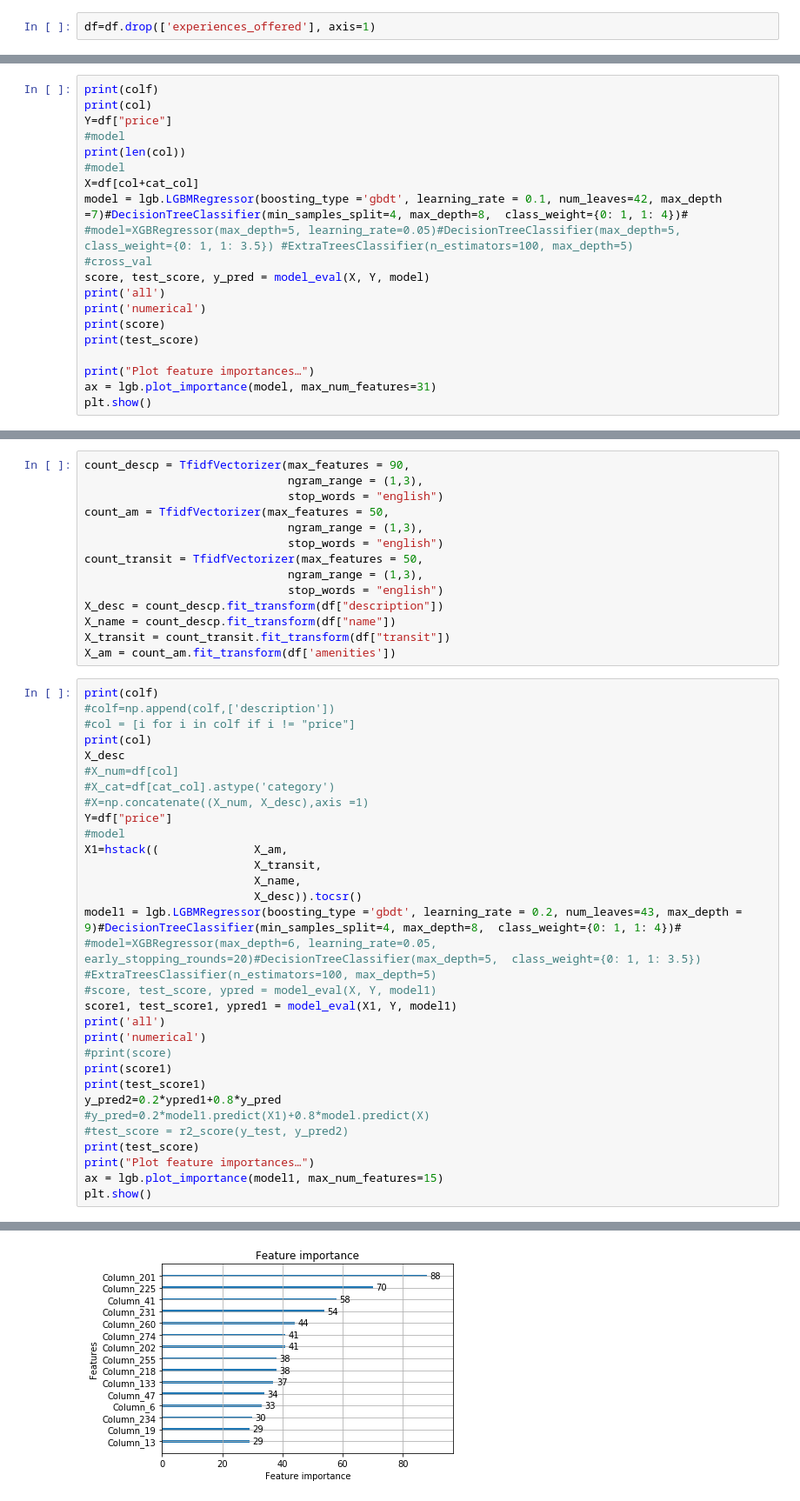
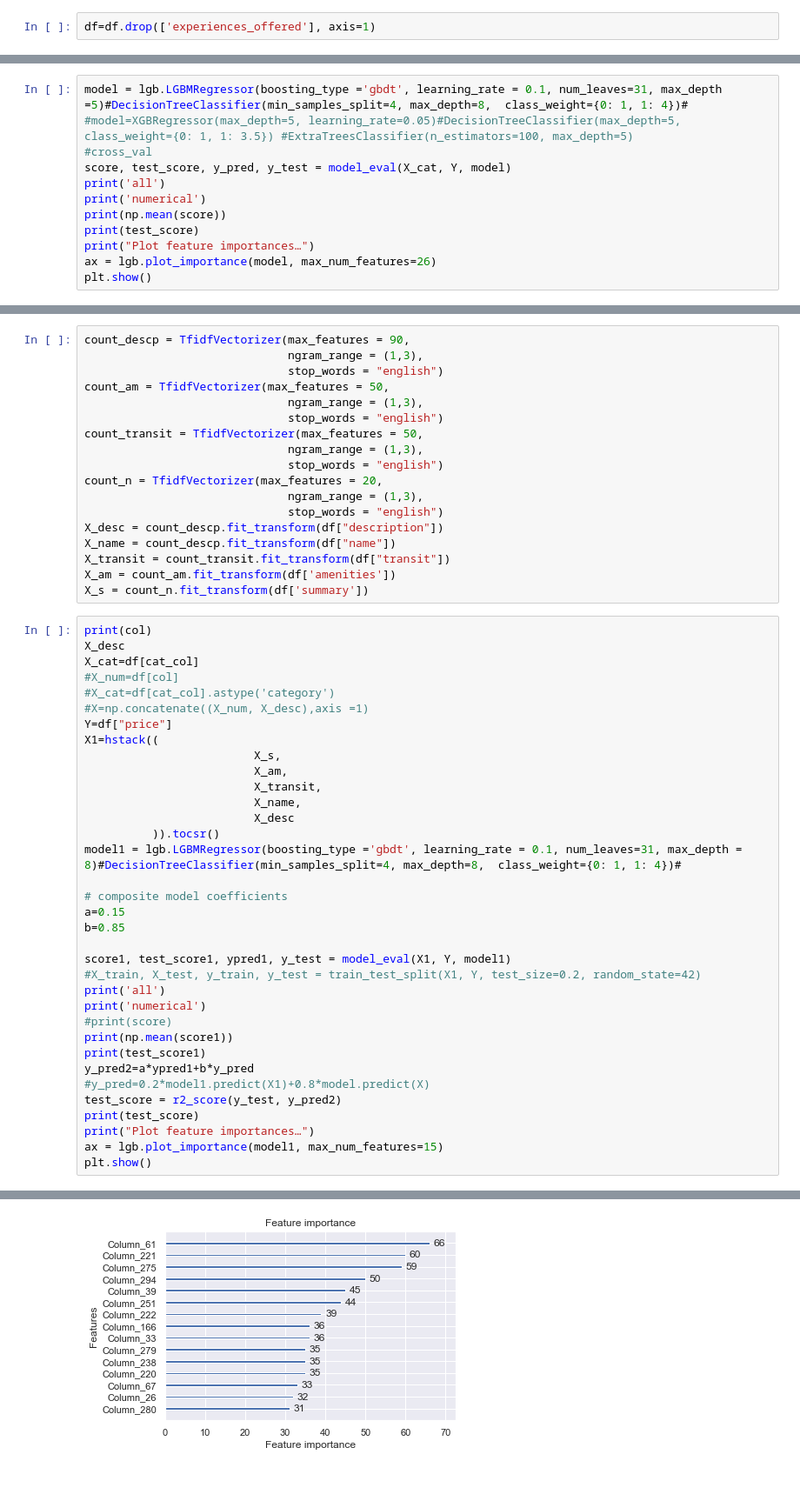
Before and after one commit to kuzn137/airbnb-data-modeling, a Jupyter notebook: airbnb.ipynb, the cells around one changed output, grey strips where cells are left out. Shown: that part at 87% size. Cells and saved outputs as stored; diff of their text form.

```diff
--- a/airbnb.ipynb
+++ b/airbnb.ipynb
@@ -178,21 +266,13 @@ X_cat = df[cat_col]
 # %%
-print(colf)
-print(col)
-Y=df["price"]
-#model
-print(len(col))
-#model
-X=df[col+cat_col]
-model = lgb.LGBMRegressor(boosting_type ='gbdt', learning_rate = 0.1, num_leaves=42, max_depth =7)#DecisionTreeClassifier(min_samples_split=4, max_depth=8,  class_weight={0: 1, 1: 4})#
+model = lgb.LGBMRegressor(boosting_type ='gbdt', learning_rate = 0.1, num_leaves=31, max_depth =5)#DecisionTreeClassifier(min_samples_split=4, max_depth=8,  class_weight={0: 1, 1: 4})#
 #model=XGBRegressor(max_depth=5, learning_rate=0.05)#DecisionTreeClassifier(max_depth=5,  class_weight={0: 1, 1: 3.5}) #ExtraTreesClassifier(n_estimators=100, max_depth=5)
 #cross_val
-score, test_score, y_pred = model_eval(X, Y, model)
+score, test_score, y_pred, y_test = model_eval(X_cat, Y, model)
 print('all')
 print('numerical')
-print(score)
+print(np.mean(score))
 print(test_score)
-
 print("Plot feature importances…")
-ax = lgb.plot_importance(model, max_num_features=31)
+ax = lgb.plot_importance(model, max_num_features=26)
 plt.show()
 # %% [output]
@@ -215,37 +317,45 @@ count_am = TfidfVectorizer(max_features = 50,
 count_transit = TfidfVectorizer(max_features = 50,
                               ngram_range = (1,3),
                               stop_words = "english")
+count_n = TfidfVectorizer(max_features = 20,
+                              ngram_range = (1,3),
+                              stop_words = "english")
 X_desc = count_descp.fit_transform(df["description"])
 X_name = count_descp.fit_transform(df["name"])
 X_transit = count_transit.fit_transform(df["transit"])
 X_am = count_am.fit_transform(df['amenities'])
+X_s = count_n.fit_transform(df['summary'])
 # %%
-print(colf)
-#colf=np.append(colf,['description'])
-#col = [i for i in colf if i != "price"]
 print(col)
 X_desc
+X_cat=df[cat_col]
 #X_num=df[col]
 #X_cat=df[cat_col].astype('category')
 #X=np.concatenate((X_num, X_desc),axis =1)
 Y=df["price"]
-#model
-X1=hstack((              X_am,
+X1=hstack((
+                         X_s,
+                         X_am,
                          X_transit,
                          X_name,
-                         X_desc)).tocsr()
-model1 = lgb.LGBMRegressor(boosting_type ='gbdt', learning_rate = 0.2, num_leaves=43, max_depth = 9)#DecisionTreeClassifier(min_samples_split=4, max_depth=8,  class_weight={0: 1, 1: 4})#
-#model=XGBRegressor(max_depth=6, learning_rate=0.05, early_stopping_rounds=20)#DecisionTreeClassifier(max_depth=5,  class_weight={0: 1, 1: 3.5}) #ExtraTreesClassifier(n_estimators=100, max_depth=5)
-#score, test_score, ypred = model_eval(X, Y, model1)
-score1, test_score1, ypred1 = model_eval(X1, Y, model1)
+                         X_desc
+          )).tocsr()
+model1 = lgb.LGBMRegressor(boosting_type ='gbdt', learning_rate = 0.1, num_leaves=31, max_depth = 8)#DecisionTreeClassifier(min_samples_split=4, max_depth=8,  class_weight={0: 1, 1: 4})#
+
+# composite model coefficients
+a=0.15
+b=0.85
+
+score1, test_score1, ypred1, y_test = model_eval(X1, Y, model1)
+#X_train, X_test, y_train, y_test = train_test_split(X1, Y, test_size=0.2, random_state=42)
 print('all')
 print('numerical')
 #print(score)
-print(score1)
+print(np.mean(score1))
 print(test_score1)
-y_pred2=0.2*ypred1+0.8*y_pred
+y_pred2=a*ypred1+b*y_pred
 #y_pred=0.2*model1.predict(X1)+0.8*model.predict(X)
-#test_score = r2_score(y_test, y_pred2)
+test_score = r2_score(y_test, y_pred2)
 print(test_score)
 print("Plot feature importances…")
 ax = lgb.plot_importance(model1, max_num_features=15)
@@ -261,2 +370,2 @@ numerical
 Plot feature importances…
-[figure, old version]
+[figure, new version]
```
Also changed, not shown: parts of 30 cells of this notebook.
